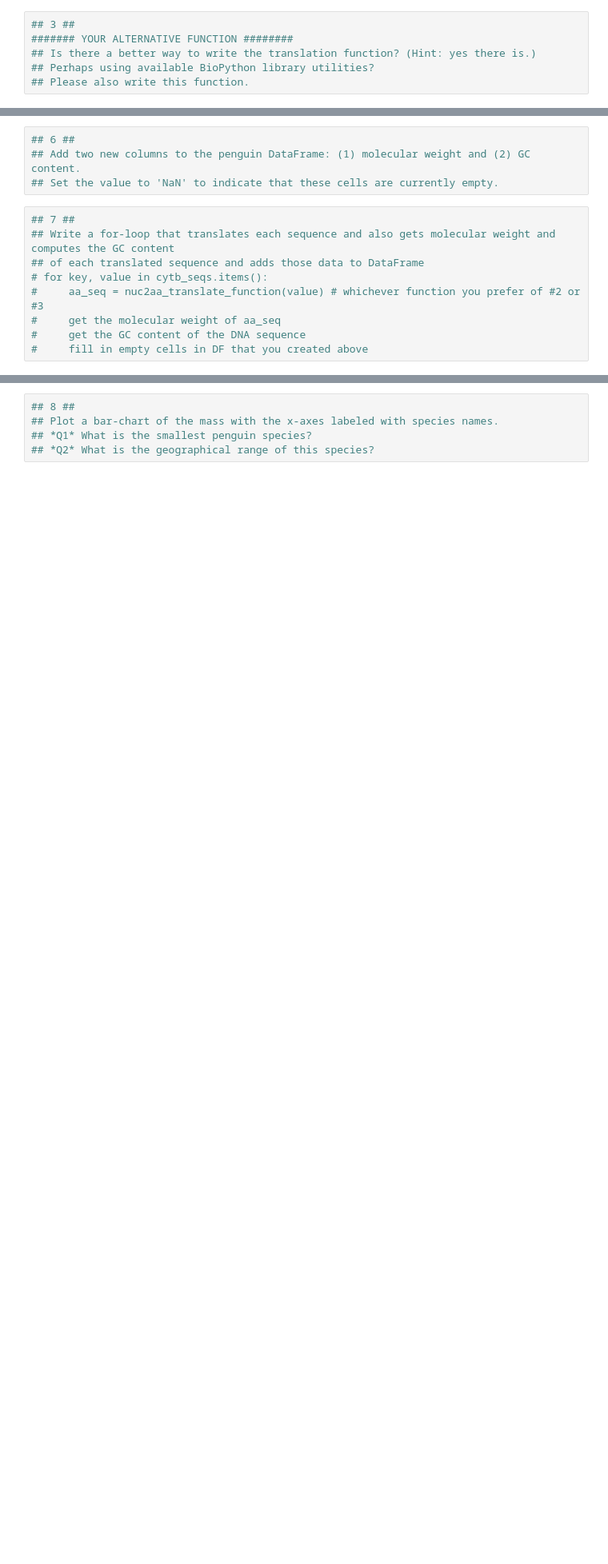
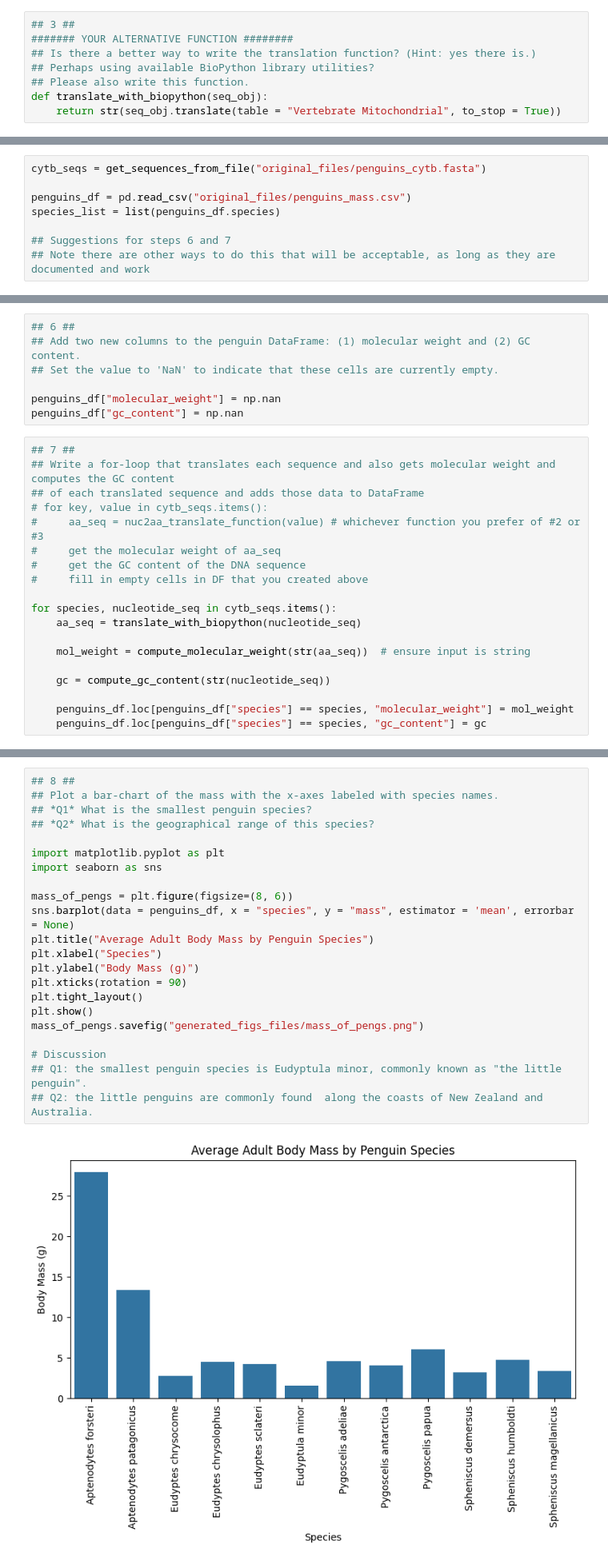
Before and after one commit to lillgc/BCB546-PythonHW_Spring2025, a Jupyter notebook: EEOB_python_assignment.ipynb, the cells around one changed output, grey strips where cells are left out. Shown at 80% size. Saved outputs shown, nothing was run; the diff lists cells and outputs as text; blank space fills up the shorter version.

```diff
--- a/EEOB_python_assignment.ipynb
+++ b/EEOB_python_assignment.ipynb
@@ -84,3 +134,5 @@ def get_sequences_from_file(fasta_fn):
 ## Is there a better way to write the translation function? (Hint: yes there is.)
 ## Perhaps using available BioPython library utilities?
 ## Please also write this function.
+def translate_with_biopython(seq_obj):
+    return str(seq_obj.translate(table = "Vertebrate Mitochondrial", to_stop = True))
@@ -115,0 +202,8 @@ species_list = list(penguins_df.species)
+# %%
+cytb_seqs = get_sequences_from_file("original_files/penguins_cytb.fasta")
+
+penguins_df = pd.read_csv("original_files/penguins_mass.csv")
+species_list = list(penguins_df.species)
+
+## Suggestions for steps 6 and 7
+## Note there are other ways to do this that will be acceptable, as long as they are documented and work
@@ -117,6 +231,9 @@ species_list = list(penguins_df.species)
 ## 6 ##
 ## Add two new columns to the penguin DataFrame: (1) molecular weight and (2) GC content.
 ## Set the value to 'NaN' to indicate that these cells are currently empty.
+
+penguins_df["molecular_weight"] = np.nan
+penguins_df["gc_content"] = np.nan
 # %%
 ## 7 ##
 ## Write a for-loop that translates each sequence and also gets molecular weight and computes the GC content
@@ -126,3 +243,13 @@ species_list = list(penguins_df.species)
 #     get the molecular weight of aa_seq
 #     get the GC content of the DNA sequence
 #     fill in empty cells in DF that you created above
+
+for species, nucleotide_seq in cytb_seqs.items():
+    aa_seq = translate_with_biopython(nucleotide_seq)
+
+    mol_weight = compute_molecular_weight(str(aa_seq))  # ensure input is string
+
+    gc = compute_gc_content(str(nucleotide_seq))
+
+    penguins_df.loc[penguins_df["species"] == species, "molecular_weight"] = mol_weight
+    penguins_df.loc[penguins_df["species"] == species, "gc_content"] = gc
@@ -129,8 +272,27 @@ species_list = list(penguins_df.species)
 # %%
 ## 8 ##
 ## Plot a bar-chart of the mass with the x-axes labeled with species names.
 ## *Q1* What is the smallest penguin species?
 ## *Q2* What is the geographical range of this species?
+
+import matplotlib.pyplot as plt
+import seaborn as sns
+
+mass_of_pengs = plt.figure(figsize=(8, 6))
+sns.barplot(data = penguins_df, x = "species", y = "mass", estimator = 'mean', errorbar = None)
+plt.title("Average Adult Body Mass by Penguin Species")
+plt.xlabel("Species")
+plt.ylabel("Body Mass (g)")
+plt.xticks(rotation = 90)
+plt.tight_layout()
+plt.show()
+mass_of_pengs.savefig("generated_figs_files/mass_of_pengs.png")
+
+# Discussion
+## Q1: the smallest penguin species is Eudyptula minor, commonly known as "the little penguin".
+## Q2: the little penguins are commonly found  along the coasts of New Zealand and Australia.
+# %% [output]
+[figure, added]
 # %%
 ## 9 ##
 ## Plot a visualization of the molecular weight (y-axis) as a function of GC-content (x-axis).
```
Also changed, not shown: parts of 31 cells of this notebook.
